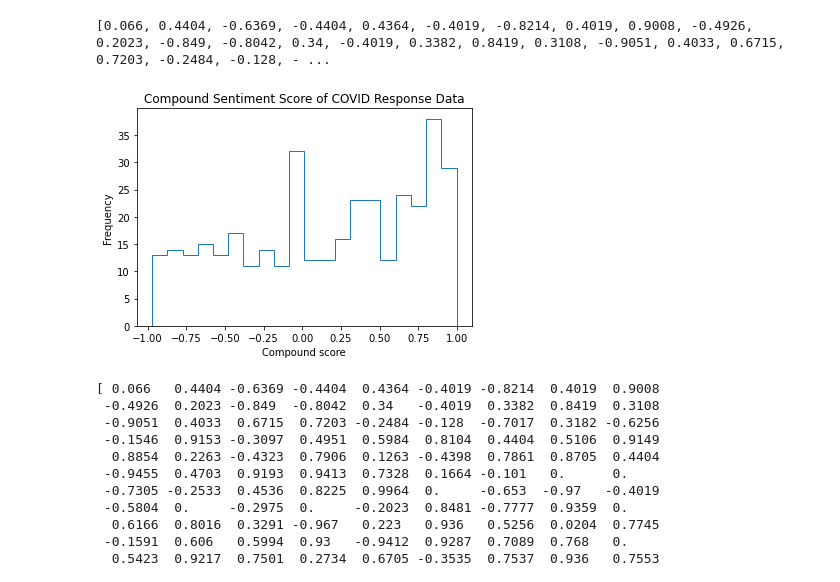
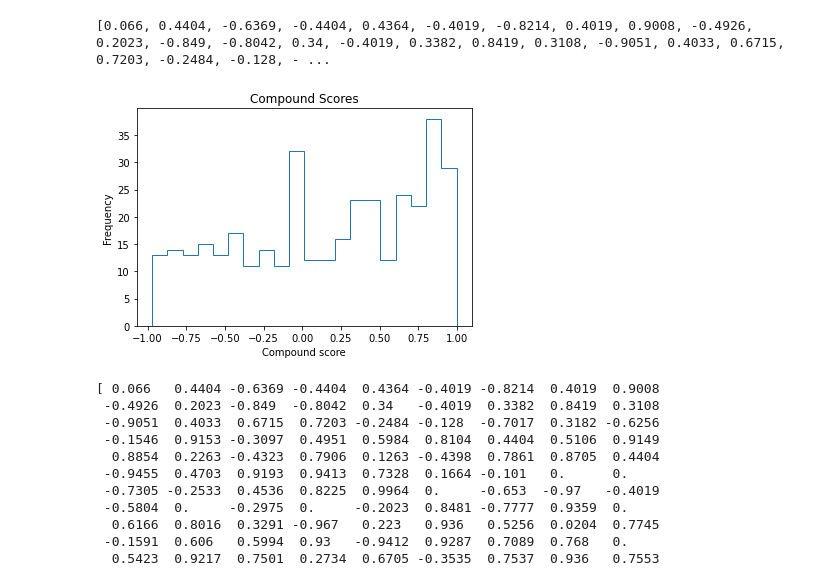
Before and after one commit to cg993/jack-shadow, a Jupyter notebook: VADER_analysis.ipynb, the cells around one changed output. Drawn from its saved outputs; the diff is of its cells as text; code cells hidden in the pictures.

```diff
--- a/VADER_analysis.ipynb
+++ b/VADER_analysis.ipynb
@@ -57,12 +57,12 @@ print(compound_scores)
 # %%
 plt.hist(compound_scores, bins=20, histtype='step')
 plt.xlabel('Compound score')
 plt.ylabel('Frequency')
-plt.title('Compound Sentiment Score of COVID Response Data')
-plt.savefig('compound_sentiment_hist.pdf')
+plt.title('Compound Scores')
+plt.savefig('compound_sentiment_hist')
 plt.show()
 # %% [output]
-[figure, old version]
+[figure, new version]
 # %%
 compound_sc=np.array(compound_scores)
 # %%
```
Also changed, not shown: parts of 1 cell of this notebook, 11 other files.
